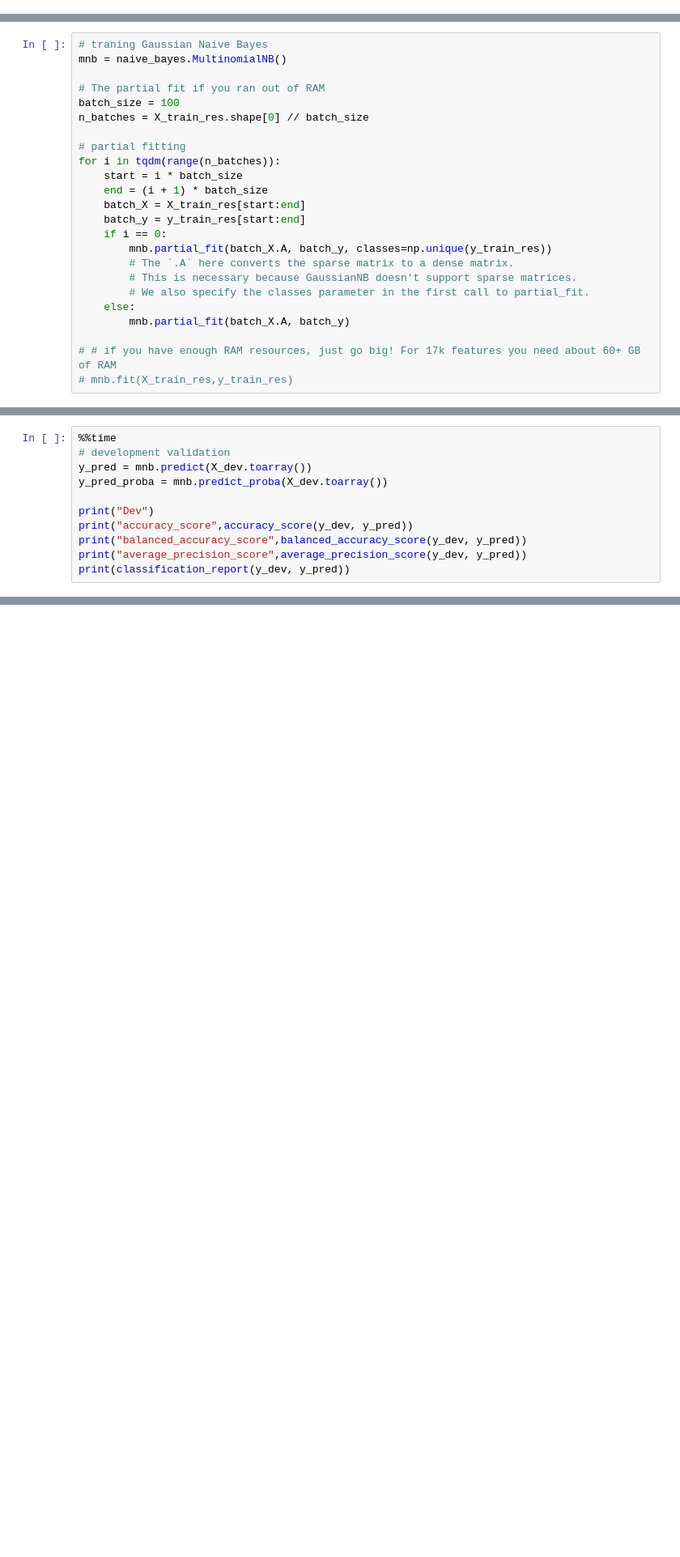
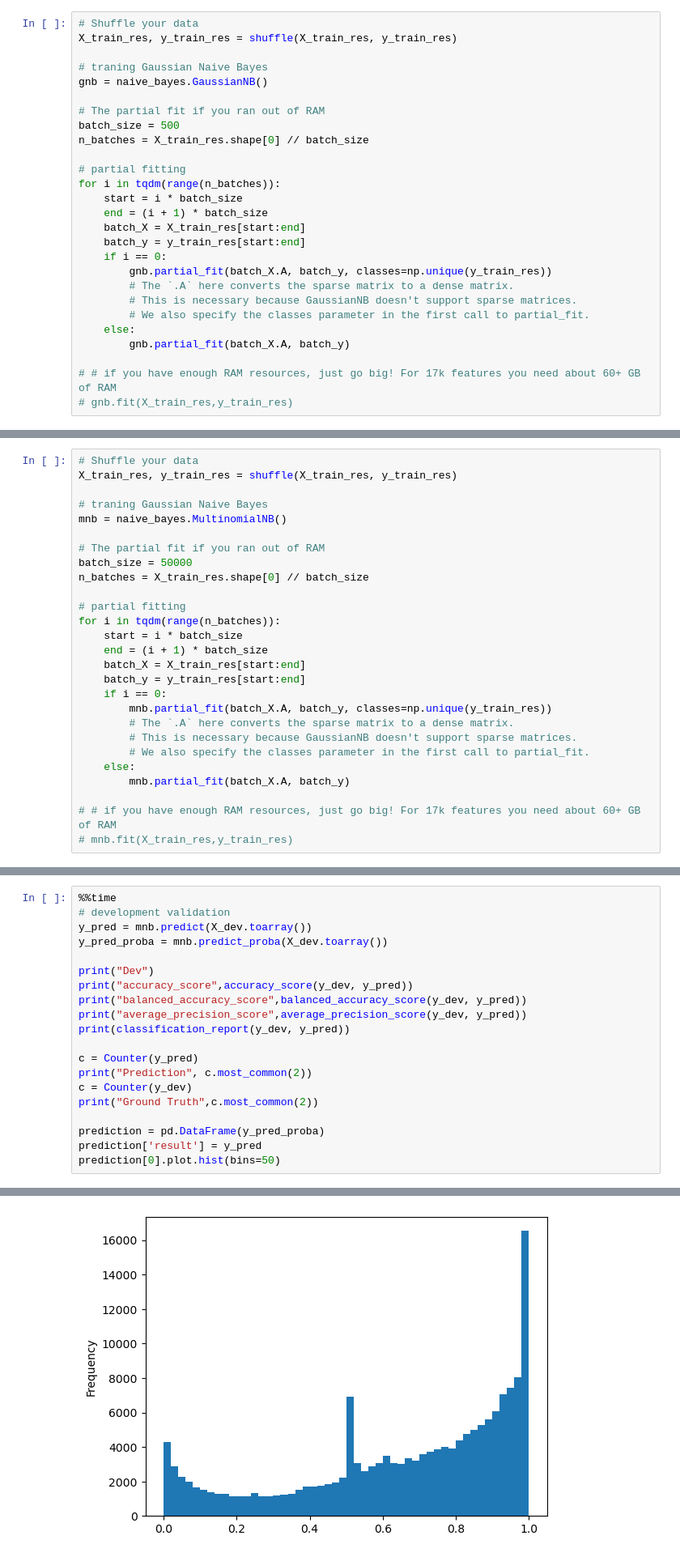
Before and after one commit to jymorris/MADS-CFPB, a Jupyter notebook: 3.1.1 Naive Bayes - SMOTE.ipynb, the cells around one changed output, grey strips where cells are left out. Shown at 81% size. Cells and saved outputs as stored; diff of their text form; blank space fills up the shorter version.

```diff
--- a/3.1.1 Naive Bayes - SMOTE.ipynb
+++ b/3.1.1 Naive Bayes - SMOTE.ipynb
@@ -212,0 +237,27 @@ Wall time: 25.2 s
+# %%
+# Shuffle your data
+X_train_res, y_train_res = shuffle(X_train_res, y_train_res)
+
+# traning Gaussian Naive Bayes
+gnb = naive_bayes.GaussianNB()
+
+# The partial fit if you ran out of RAM
+batch_size = 500
+n_batches = X_train_res.shape[0] // batch_size
+
+# partial fitting
+for i in tqdm(range(n_batches)):
+    start = i * batch_size
+    end = (i + 1) * batch_size
+    batch_X = X_train_res[start:end]
+    batch_y = y_train_res[start:end]
+    if i == 0:
+        gnb.partial_fit(batch_X.A, batch_y, classes=np.unique(y_train_res))
+        # The `.A` here converts the sparse matrix to a dense matrix.
+        # This is necessary because GaussianNB doesn't support sparse matrices.
+        # We also specify the classes parameter in the first call to partial_fit.
+    else:
+        gnb.partial_fit(batch_X.A, batch_y)
+
+# # if you have enough RAM resources, just go big! For 17k features you need about 60+ GB of RAM
+# gnb.fit(X_train_res,y_train_res)
@@ -213,11 +386,14 @@ Wall time: 25.2 s
 # %% [markdown]
 ### Multinomial Naive Bayes
 # %%
+# Shuffle your data
+X_train_res, y_train_res = shuffle(X_train_res, y_train_res)
+
 # traning Gaussian Naive Bayes
 mnb = naive_bayes.MultinomialNB()
 
 # The partial fit if you ran out of RAM
-batch_size = 100
+batch_size = 50000
 n_batches = X_train_res.shape[0] // batch_size
 
 # partial fitting
@@ -306,5 +482,14 @@ print("accuracy_score",accuracy_score(y_dev, y_pred))
 print("balanced_accuracy_score",balanced_accuracy_score(y_dev, y_pred))
 print("average_precision_score",average_precision_score(y_dev, y_pred))
 print(classification_report(y_dev, y_pred))
+
+c = Counter(y_pred)
+print("Prediction", c.most_common(2))
+c = Counter(y_dev)
+print("Ground Truth",c.most_common(2))
+
+prediction = pd.DataFrame(y_pred_proba)
+prediction['result'] = y_pred
+prediction[0].plot.hist(bins=50)
 # %% [output]
 Dev
@@ -323,0 +512 @@ Wall time: 6.13 s
+[figure, added]
```
Also changed, not shown: parts of 16 cells of this notebook, 3 other files.
